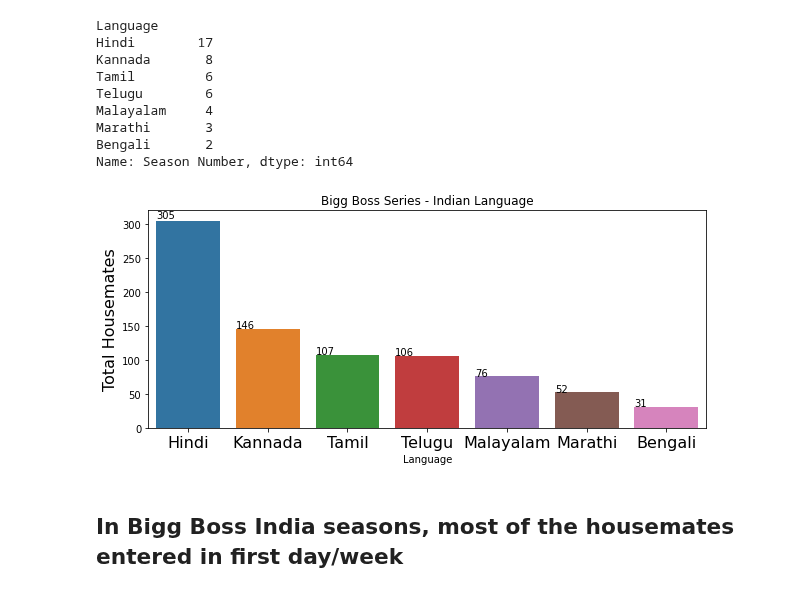
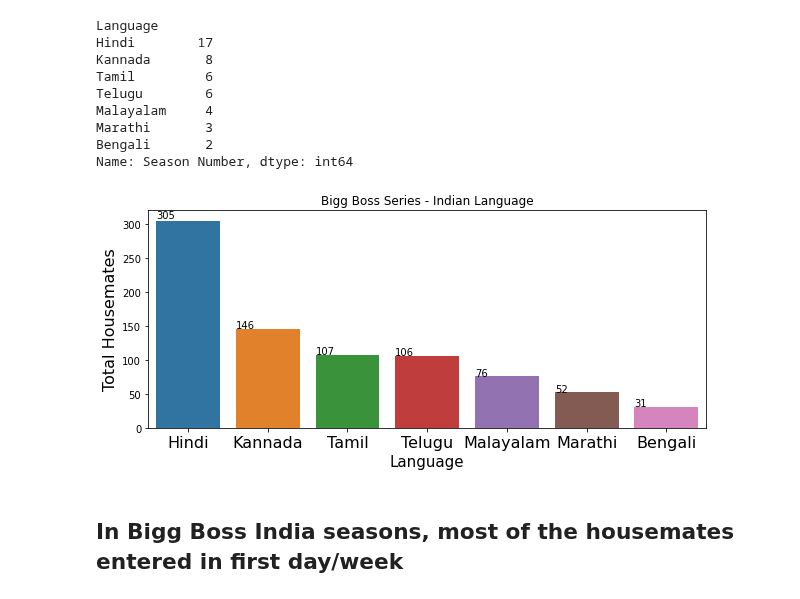
Before and after one commit to satya-thirumani/bigg-boss-data-set, a Jupyter notebook: Predicting Bigg Boss Malayalam Season Winner.ipynb, the cells around one changed output. Drawn from its saved outputs; the diff is of its cells as text; code cells hidden in the pictures.

```diff
--- a/Predicting Bigg Boss Malayalam Season Winner.ipynb
+++ b/Predicting Bigg Boss Malayalam Season Winner.ipynb
@@ -204,17 +204,18 @@ Name: Season Number, dtype: int64
 # %%
 # Total number of Bigg Boss housemates
 fig = plt.figure(figsize=(10, 4))
 ax = sns.countplot(x='Language', data=bigg_boss, order=bigg_boss['Language'].value_counts().index)
 ax.set_title('Bigg Boss Series - Indian Language')
 plt.xticks(fontsize=16)
+plt.xlabel("Language", fontsize=15)
 plt.ylabel("Total Housemates", fontsize=16)
 for t in ax.patches:
     if (np.isnan(float(t.get_height()))):
         ax.annotate(0, (t.get_x(), 0))
     else:
         ax.annotate(str(format(int(t.get_height()), ',d')), (t.get_x(), t.get_height()*1.01))
 # %% [output]
-[figure, old version]
+[figure, new version]
 # %% [markdown]
 ## In Bigg Boss India seasons, most of the housemates entered in first day/week
 # %%
```
Also changed, not shown: parts of 48 cells of this notebook.
